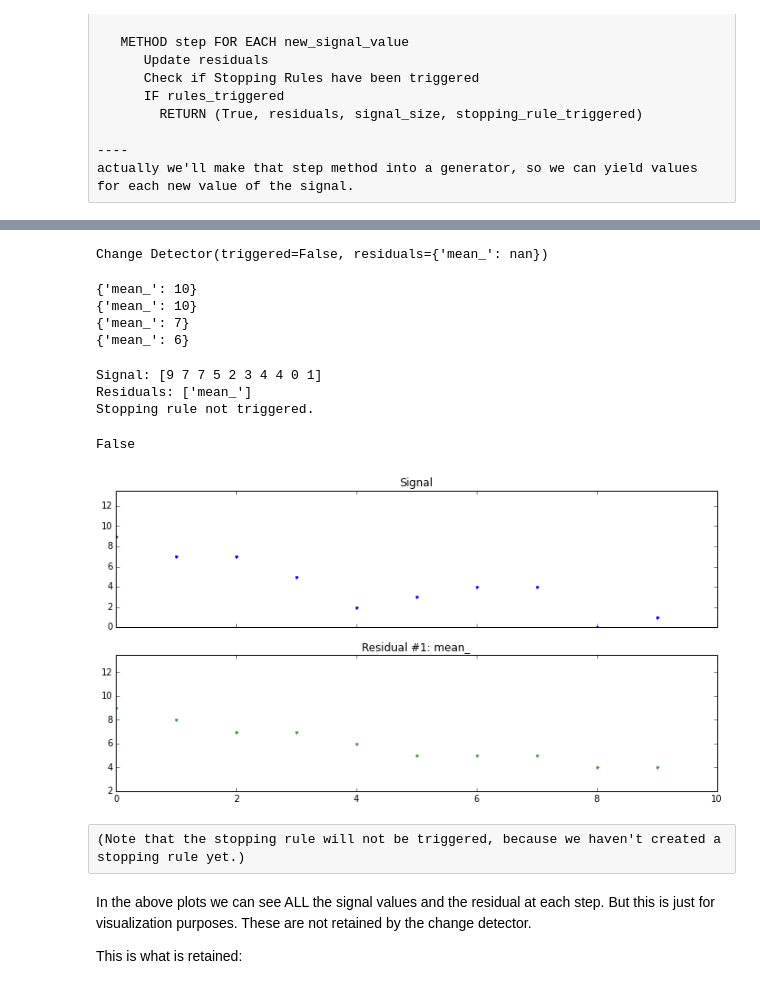
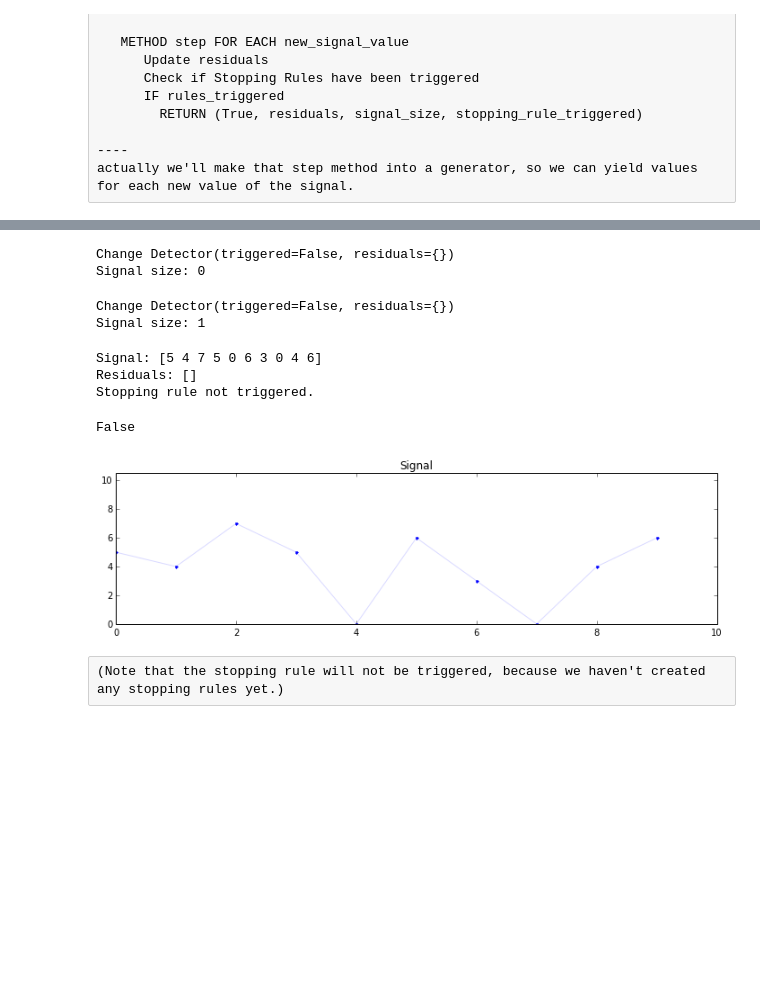
Before and after one commit to amanahuja/change-detection-tutorial, a Jupyter notebook: ipynb/section_00_scaffolding.ipynb, the cells around one changed output, grey strips where cells are left out. Saved outputs shown, nothing was run; the diff lists cells and outputs as text; code cells hidden in the pictures; blank space fills up the shorter version.

```diff
--- a/ipynb/section_00_scaffolding.ipynb
+++ b/ipynb/section_00_scaffolding.ipynb
@@ -109,44 +109,43 @@ from change_detector import ChangeDetector
 # %%
 # Initialize change detector
 
-test_detector = ChangeDetector()
-print test_detector
+detector = ChangeDetector()
+
+print detector
+print "Signal size:", detector.signal_size
 # %% [output]
-Change Detector(triggered=False, residuals={'mean_': nan})
+Change Detector(triggered=False, residuals={})
+Signal size: 0
-# %%
-# Add one point to the change_detector
-print next(test_detector.step(10))
-
-#And more
-print next(test_detector.step(10))
-print next(test_detector.step(0))
-print next(test_detector.step(0))
-# %% [output]
-{'mean_': 10}
-{'mean_': 10}
-{'mean_': 7}
-{'mean_': 6}
+# %%
+# Add one point to the change_detector
+next(detector.step(10))
+
+# (The step() function is written as a python generator)
+
+print detector
+print "Signal size:", detector.signal_size
+# %% [output]
+Change Detector(triggered=False, residuals={})
+Signal size: 1
 # %%
-# When we send a signal to our online_simulator we are
-#   actually stepping through the new points one by one.
+# It is more convenient to pass the entire signal to
+#  ChangeDetector.run()
+# run() plot the signal, our residuals, and the stopping point,
+# if any rules were triggered.
 
 signal = np.random.randint(10, size=10)
 print "Signal: {}".format(signal)
 
 # reset
-test_detector = change_detector.ChangeDetector()
+detector = ChangeDetector()
 
 # pass the signal the online_simulator
-test_detector.run(signal)
+detector.run(signal)
 # %% [output]
-Signal: [9 7 7 5 2 3 4 4 0 1]
-Residuals: ['mean_']
+Signal: [5 4 7 5 0 6 3 0 4 6]
+Residuals: []
 Stopping rule not triggered.
 False
-[figure, old version]
+[figure, new version]
 # %% [raw]
-(Note that the stopping rule will not be triggered, because we haven't created a stopping rule yet.)
+(Note that the stopping rule will not be triggered, because we haven't created any stopping rules yet.)
-# %% [markdown]
-In the above plots we can see ALL the signal values and the residual at each step. But this is just for visualization purposes. These are not retained by the change detector.
-
-This is what is retained:
```
Also changed, not shown: parts of 22 cells of this notebook, 1 other file.
